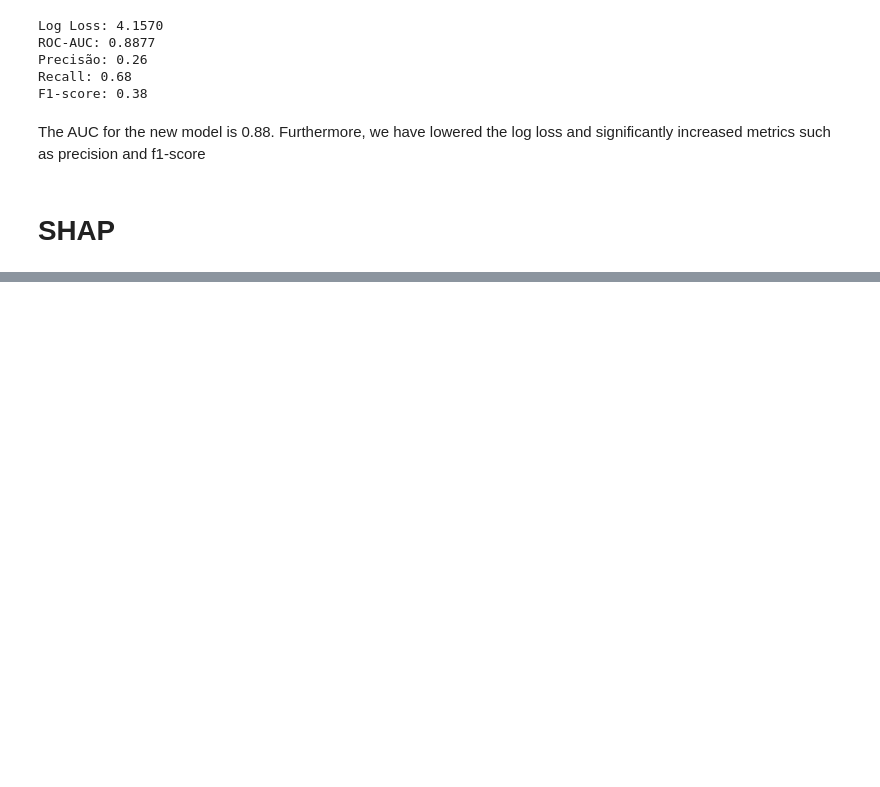
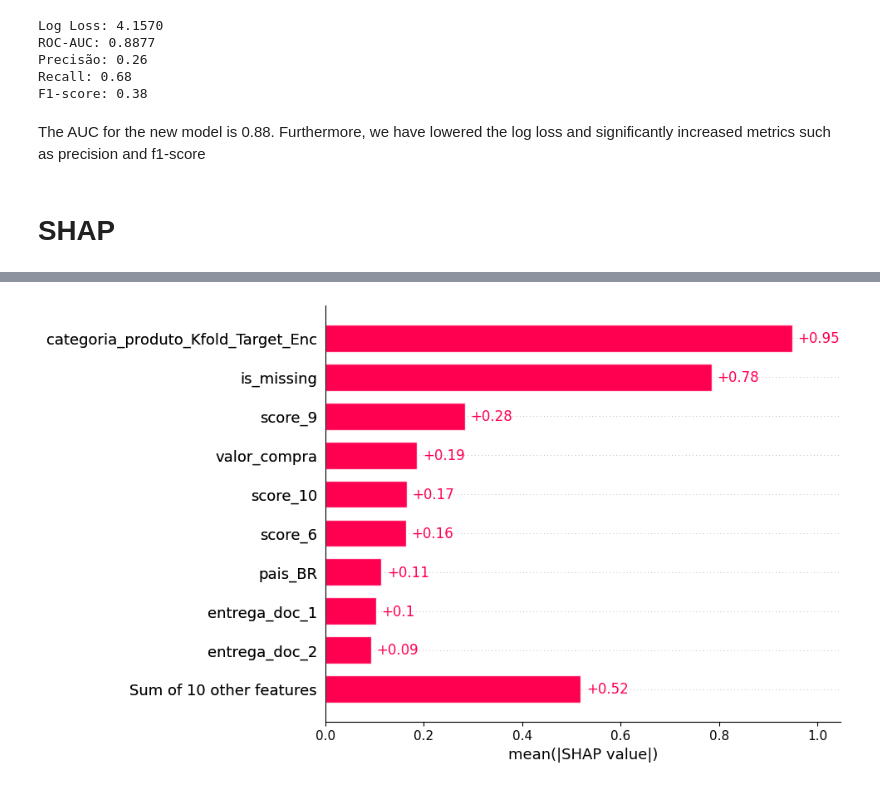
Before and after one commit to lucasvoltera/fraud-detection, a Jupyter notebook: ML.ipynb, the cells around one changed output, grey strips where cells are left out. Drawn from its saved outputs; the diff is of its cells as text; code cells hidden in the pictures; blank space fills up the shorter version.

```diff
--- a/ML.ipynb
+++ b/ML.ipynb
@@ -783,0 +871,9 @@ mlflow.end_run()
+# %%
+preds = actual_model.predict(X_test_transformed)
+
+new_shap_values = []
+for i, pred in enumerate(preds):
+    new_shap_values.append(shap_values.values[i][:, pred])
+
+shap_values.values = np.array(new_shap_values)
+print(shap_values.shape)
@@ -783,0 +883,4 @@ mlflow.end_run()
+# %%
+shap.plots.bar(shap_values)
+# %% [output]
+[figure, added]
```
Also changed, not shown: parts of 28 cells of this notebook.
